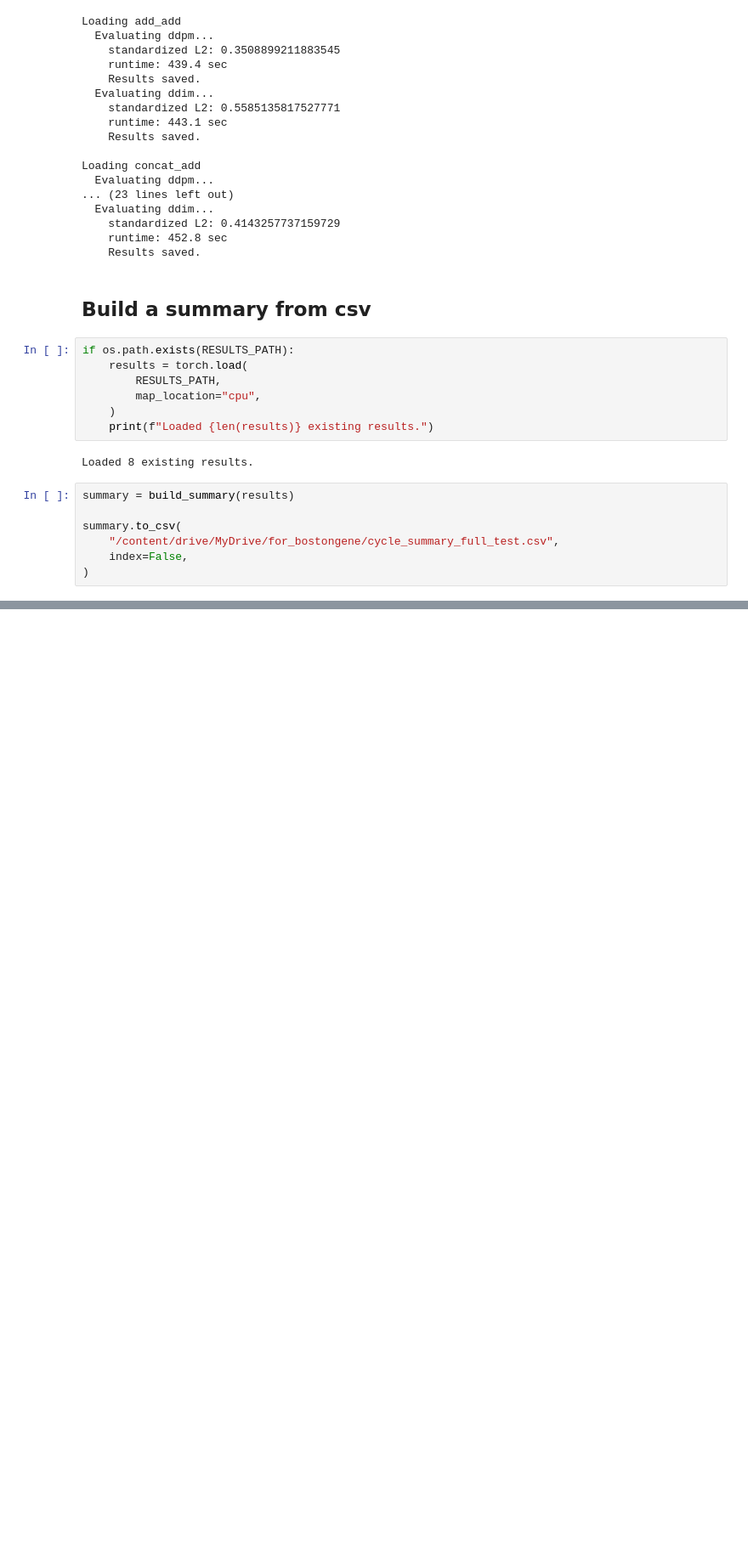
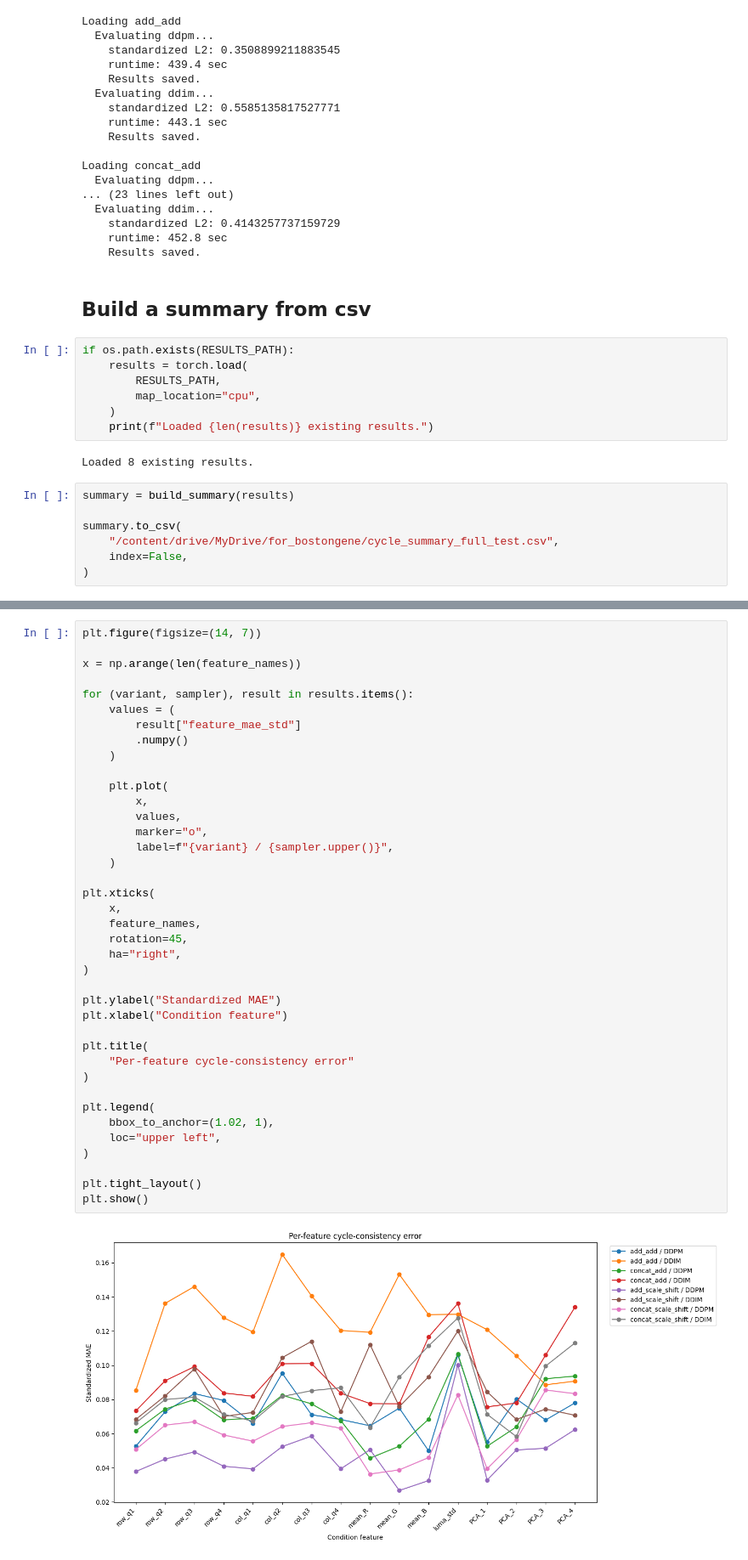
Before and after one commit to GoharKhachatryan/GenAI_project, a Jupyter notebook: notebooks/04_evaluation.ipynb, the cells around one changed output, grey strips where cells are left out. Shown at 85% size. Drawn from its saved outputs; the diff is of its cells as text; blank space fills up the shorter version.

```diff
--- a/notebooks/04_evaluation.ipynb
+++ b/notebooks/04_evaluation.ipynb
@@ -640,0 +635,41 @@ distribution_summary
+# %%
+plt.figure(figsize=(14, 7))
+
+x = np.arange(len(feature_names))
+
+for (variant, sampler), result in results.items():
+    values = (
+        result["feature_mae_std"]
+        .numpy()
+    )
+
+    plt.plot(
+        x,
+        values,
+        marker="o",
+        label=f"{variant} / {sampler.upper()}",
+    )
+
+plt.xticks(
+    x,
+    feature_names,
+    rotation=45,
+    ha="right",
+)
+
+plt.ylabel("Standardized MAE")
+plt.xlabel("Condition feature")
+
+plt.title(
+    "Per-feature cycle-consistency error"
+)
+
+plt.legend(
+    bbox_to_anchor=(1.02, 1),
+    loc="upper left",
+)
+
+plt.tight_layout()
+plt.show()
+# %% [output]
+[figure, added]
```
Also changed, not shown: parts of 11 cells of this notebook.
